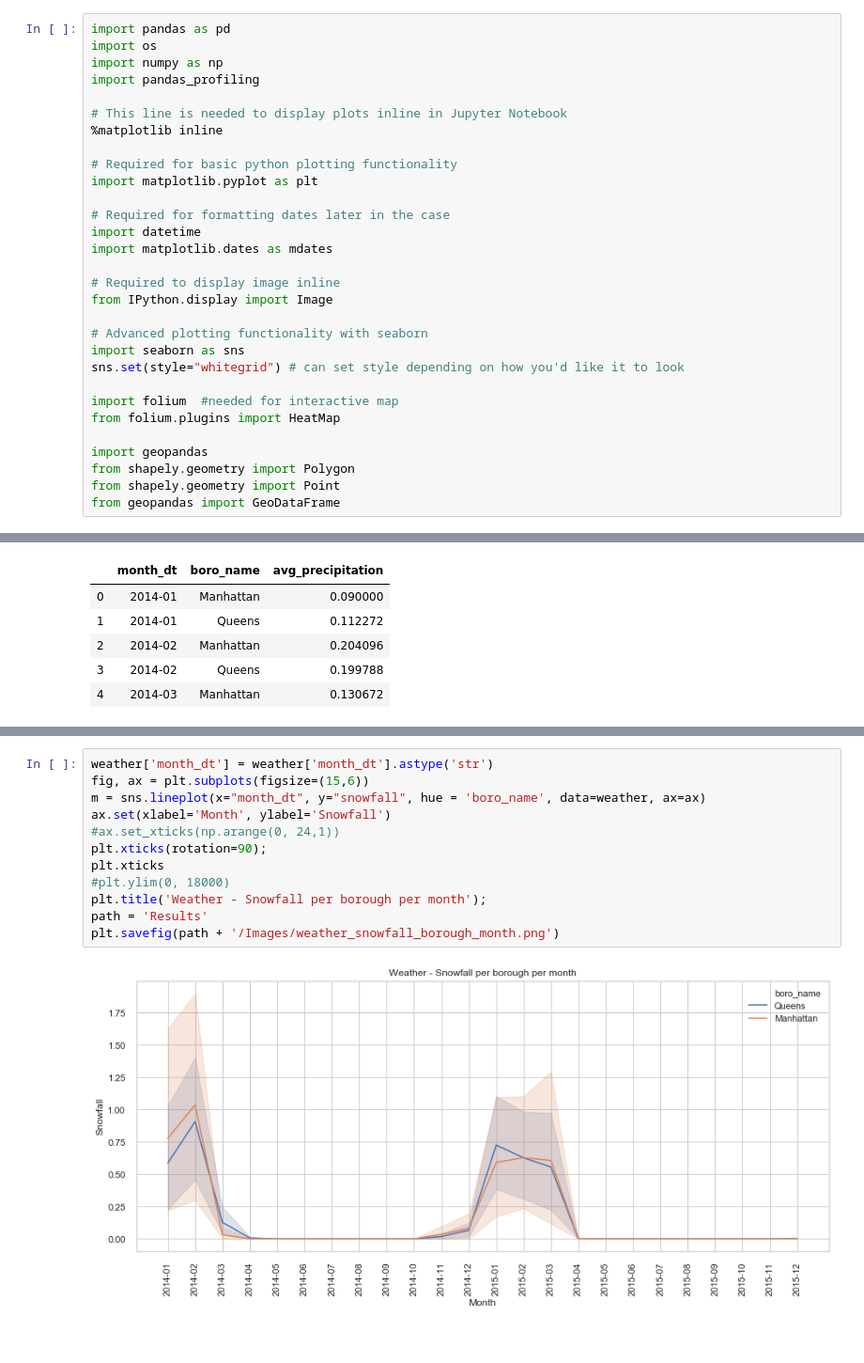
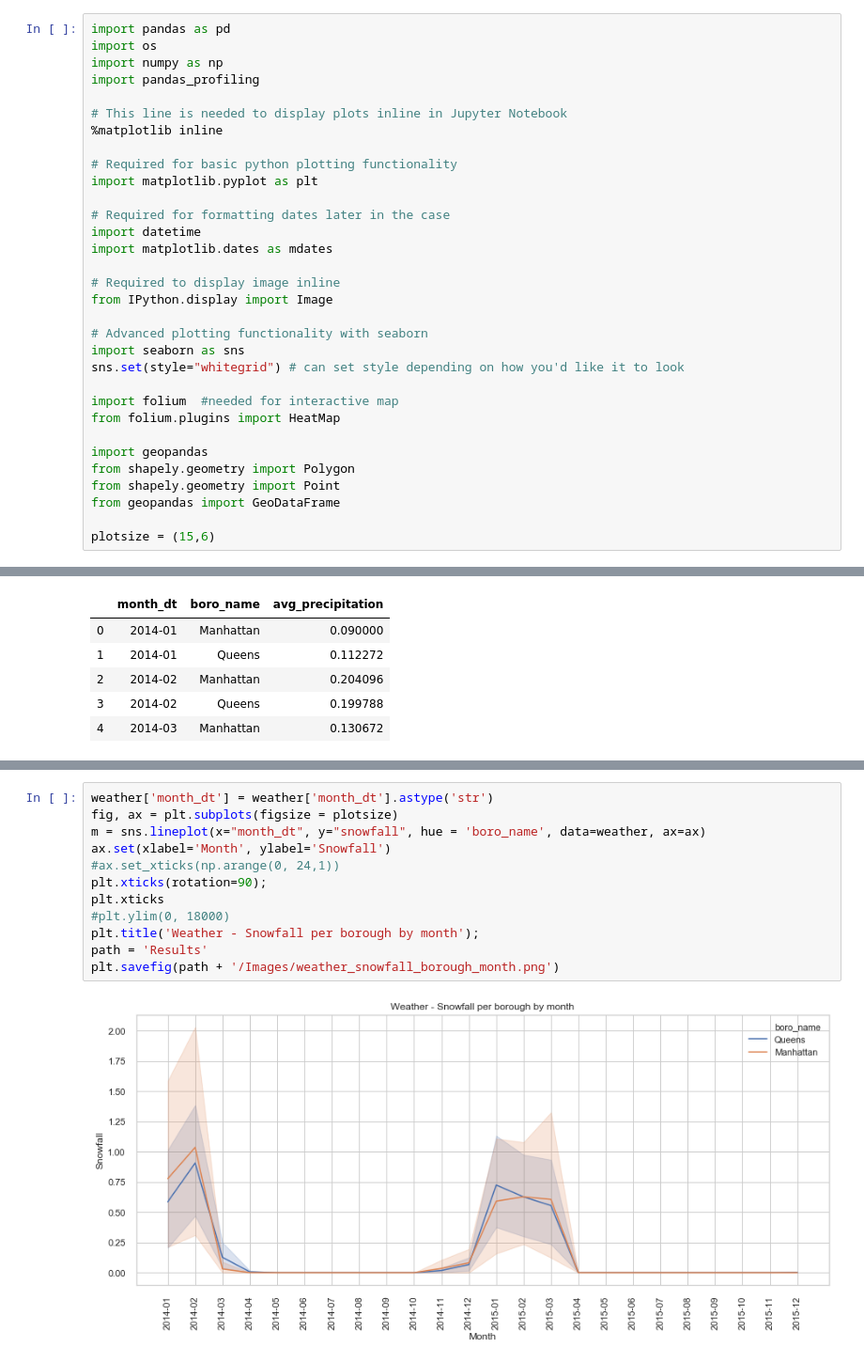
Before and after one commit to marioceron/DS4A_Datathon_Team03_2019, a Jupyter notebook: 3_Analysis_Weather.ipynb, the cells around one changed output, grey strips where cells are left out. Shown: that part at 94% size. Drawn from its saved outputs; the diff is of its cells as text.

```diff
--- a/3_Analysis_Weather.ipynb
+++ b/3_Analysis_Weather.ipynb
@@ -28,6 +28,8 @@ import geopandas
 from shapely.geometry import Polygon
 from shapely.geometry import Point
 from geopandas import GeoDataFrame
+
+plotsize = (15,6)
 # %%
 path = 'DataSet/Parquets'
 weather = pd.read_parquet(path + '/weather_nta.parquet', engine = 'pyarrow')
@@ -96,16 +98,16 @@ plt.savefig(path + '/Images/weather_avgprec_borough_month.png')
 # %%
 weather['month_dt'] = weather['month_dt'].astype('str')
-fig, ax = plt.subplots(figsize=(15,6))
+fig, ax = plt.subplots(figsize = plotsize)
 m = sns.lineplot(x="month_dt", y="snowfall", hue = 'boro_name', data=weather, ax=ax)
 ax.set(xlabel='Month', ylabel='Snowfall')
 #ax.set_xticks(np.arange(0, 24,1))
 plt.xticks(rotation=90);
 plt.xticks
 #plt.ylim(0, 18000)
-plt.title('Weather - Snowfall per borough per month');
+plt.title('Weather - Snowfall per borough by month');
 path = 'Results'
 plt.savefig(path + '/Images/weather_snowfall_borough_month.png')
 # %% [output]
-[figure, old version]
+[figure, new version]
 # %%
 weather['month_dt'] = weather['month_dt'].astype('str')
```
Also changed, not shown: parts of 3 cells of this notebook, 25 other files.
